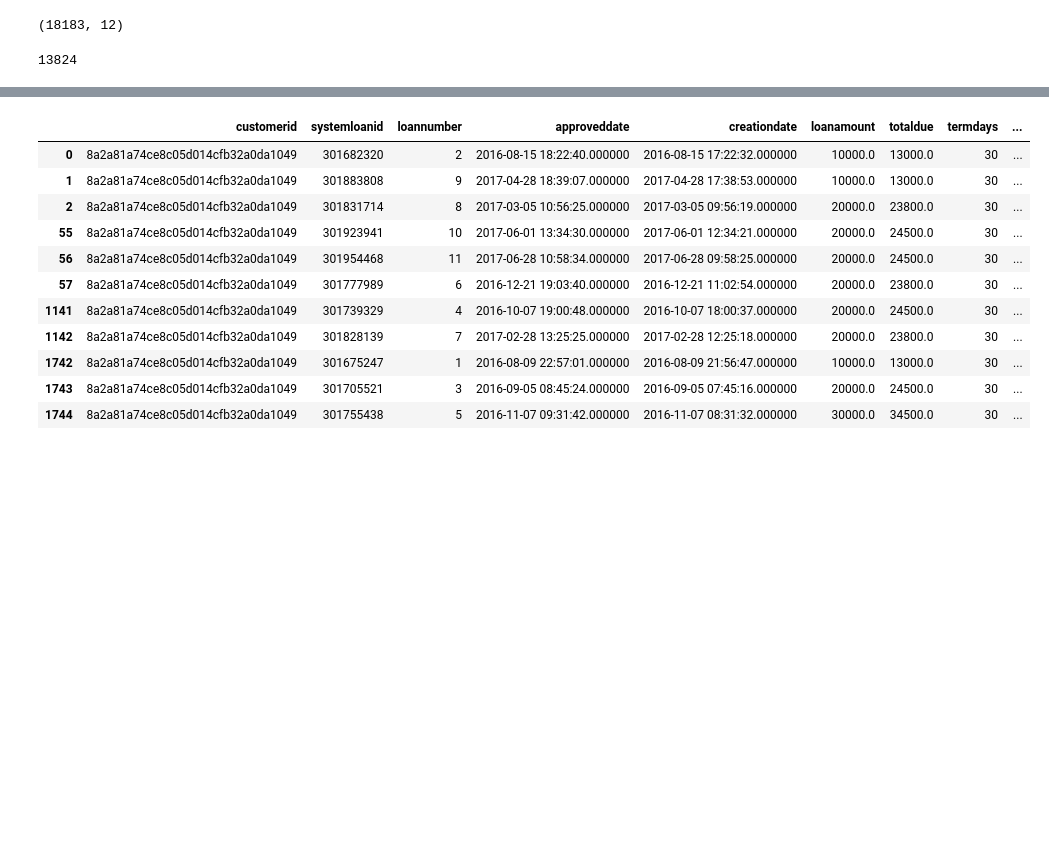
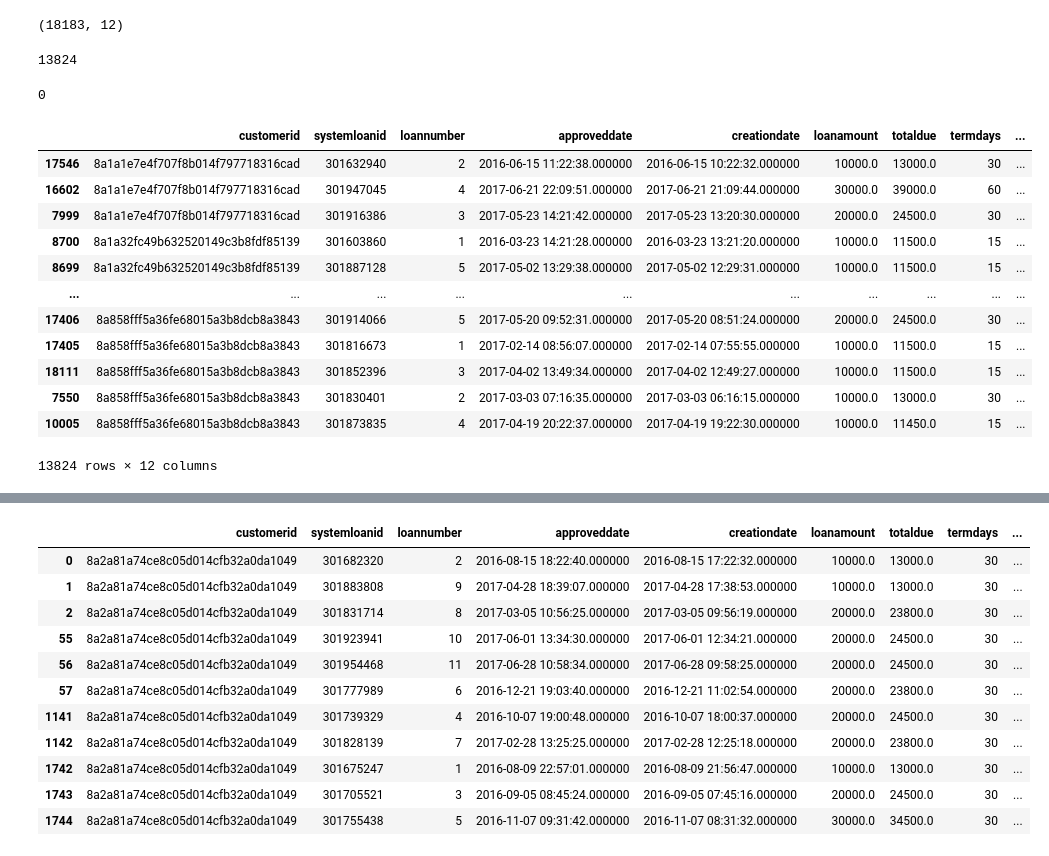
Before and after one commit to MargaretOluwadare/HAMOYE-NUMPY-GROUP-CAPSTONE, a Jupyter notebook: loans_project-Copy1-checkpoint.ipynb, the cells around one changed output, grey strips where cells are left out. Cells and saved outputs as stored; diff of their text form; code cells hidden in the pictures; blank space fills up the shorter version.

```diff
--- a/loans_project-Copy1-checkpoint.ipynb
+++ b/loans_project-Copy1-checkpoint.ipynb
@@ -192,7 +208,29 @@ prev_df.head()
 prev_df.shape
 # %% [output]
 (18183, 12)
+# %%
+# A lot of customerids are duplicated because some customers have taken more than one loan in the past
+prev_df["customerid"].duplicated().sum()
+# %% [output]
+13824
+# %%
+# One customer can have many previous loans. So customerid can be duplicated but the data itself isn't
+prev_df.duplicated().sum()
+# %% [output]
+0
 # %%
-prev_df["customerid"].duplicated().sum()
+prev_df[prev_df["customerid"].duplicated()].sort_values(by="customerid")
 # %% [output]
+|  | customerid | systemloanid | loannumber | approveddate | creationdate | loanamount | totaldue | termdays | ... |
+| 17546 | 8a1a1e7e4f707f8b014f797718316cad | 301632940 | 2 | 2016-06-15 11:22:38.000000 | 2016-06-15 10:22:32.000000 | 10000.0 | 13000.0 | 30 | ... |
+| 16602 | 8a1a1e7e4f707f8b014f797718316cad | 301947045 | 4 | 2017-06-21 22:09:51.000000 | 2017-06-21 21:09:44.000000 | 30000.0 | 39000.0 | 60 | ... |
+| 7999 | 8a1a1e7e4f707f8b014f797718316cad | 301916386 | 3 | 2017-05-23 14:21:42.000000 | 2017-05-23 13:20:30.000000 | 20000.0 | 24500.0 | 30 | ... |
+| 8700 | 8a1a32fc49b632520149c3b8fdf85139 | 301603860 | 1 | 2016-03-23 14:21:28.000000 | 2016-03-23 13:21:20.000000 | 10000.0 | 11500.0 | 15 | ... |
+| 8699 | 8a1a32fc49b632520149c3b8fdf85139 | 301887128 | 5 | 2017-05-02 13:29:38.000000 | 2017-05-02 12:29:31.000000 | 10000.0 | 11500.0 | 15 | ... |
+| ... | ... | ... | ... | ... | ... | ... | ... | ... | ... |
+| 17406 | 8a858fff5a36fe68015a3b8dcb8a3843 | 301914066 | 5 | 2017-05-20 09:52:31.000000 | 2017-05-20 08:51:24.000000 | 20000.0 | 24500.0 | 30 | ... |
+| 17405 | 8a858fff5a36fe68015a3b8dcb8a3843 | 301816673 | 1 | 2017-02-14 08:56:07.000000 | 2017-02-14 07:55:55.000000 | 10000.0 | 11500.0 | 15 | ... |
+| 18111 | 8a858fff5a36fe68015a3b8dcb8a3843 | 301852396 | 3 | 2017-04-02 13:49:34.000000 | 2017-04-02 12:49:27.000000 | 10000.0 | 11500.0 | 15 | ... |
+| 7550 | 8a858fff5a36fe68015a3b8dcb8a3843 | 301830401 | 2 | 2017-03-03 07:16:35.000000 | 2017-03-03 06:16:15.000000 | 10000.0 | 13000.0 | 30 | ... |
+| 10005 | 8a858fff5a36fe68015a3b8dcb8a3843 | 301873835 | 4 | 2017-04-19 20:22:37.000000 | 2017-04-19 19:22:30.000000 | 10000.0 | 11450.0 | 15 | ... |
-13824
+13824 rows × 12 columns
```
Also changed, not shown: parts of 29 cells of this notebook.
